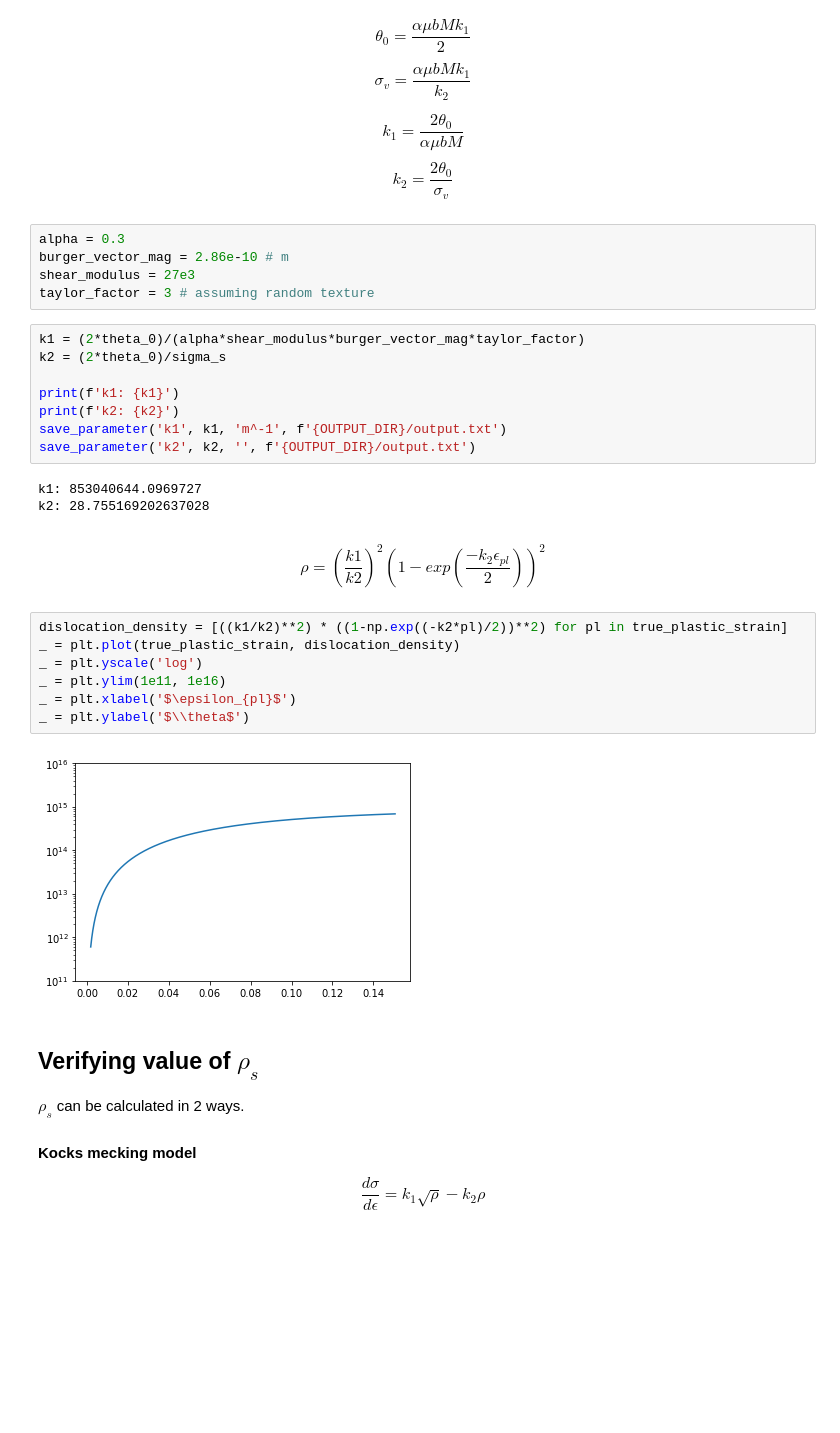
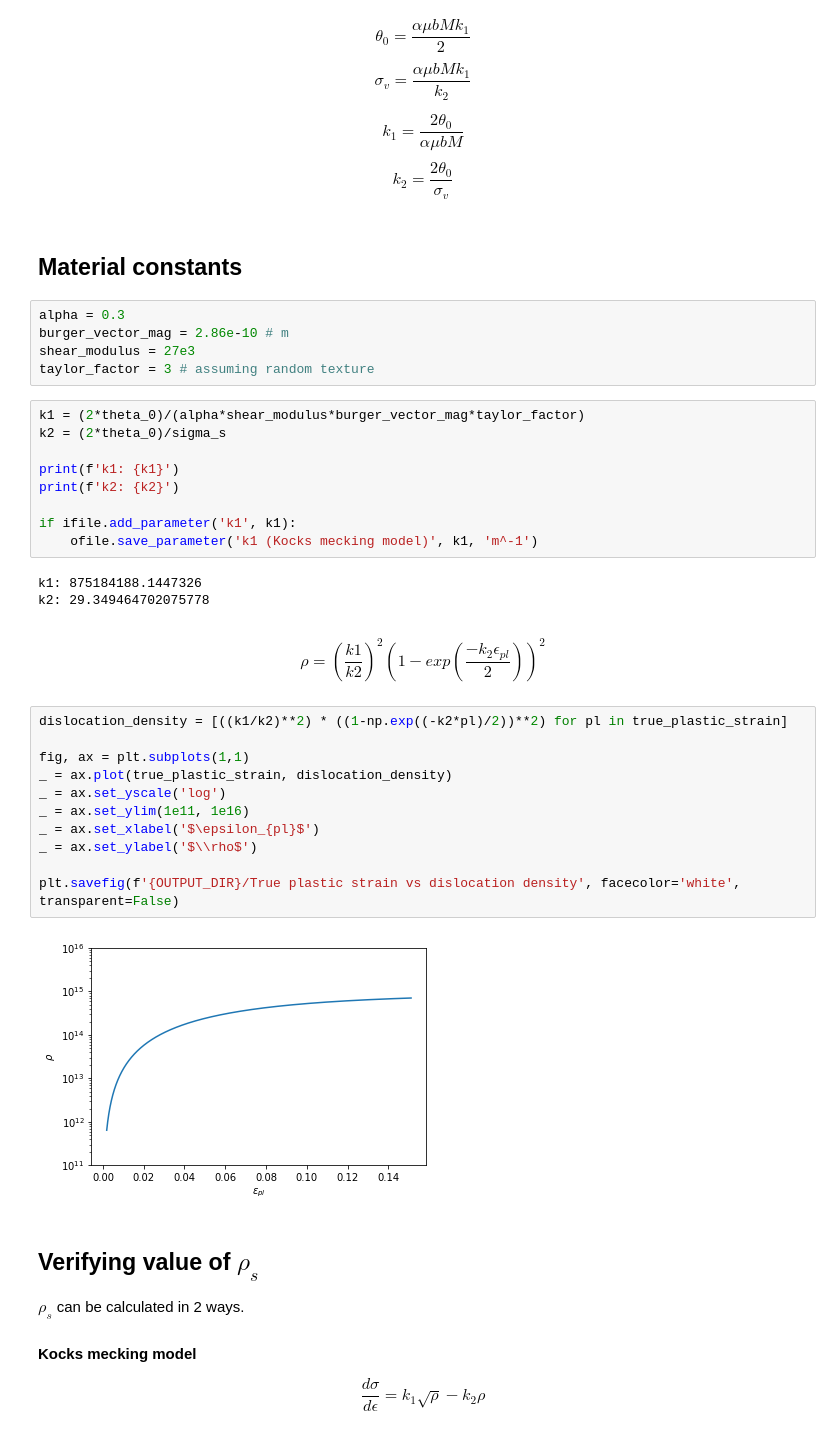
Before and after one commit to algomaster99/meta-btp, a Jupyter notebook: work_hardening_analysis.ipynb, the cells around one changed output. Saved outputs shown, nothing was run; the diff lists cells and outputs as text; blank space fills up the shorter version.

```diff
--- a/work_hardening_analysis.ipynb
+++ b/work_hardening_analysis.ipynb
@@ -120,6 +159,8 @@ $$ \sigma_{v} = \frac{\alpha\mu bMk_{1}}{k_{2}} $$
 
 $$ k_{1} = \frac{2\theta_{0}}{\alpha\mu bM} $$
 $$ k_{2} = \frac{2\theta_{0}}{\sigma_{v}} $$
+# %% [markdown]
+## Material constants
 # %%
 alpha = 0.3
 burger_vector_mag = 2.86e-10 # m
@@ -131,22 +172,27 @@ k2 = (2*theta_0)/sigma_s
 
 print(f'k1: {k1}')
 print(f'k2: {k2}')
-save_parameter('k1', k1, 'm^-1', f'{OUTPUT_DIR}/output.txt')
-save_parameter('k2', k2, '', f'{OUTPUT_DIR}/output.txt')
+
+if ifile.add_parameter('k1', k1):
+    ofile.save_parameter('k1 (Kocks mecking model)', k1, 'm^-1')
 # %% [output]
-k1: 853040644.0969727
-k2: 28.755169202637028
+k1: 875184188.1447326
+k2: 29.349464702075778
 # %% [markdown]
 $$ \rho = \left(\frac{k1}{k2}\right)^2 \left(1-exp(\frac{-k_{2}\epsilon_{pl}}{2})\right)^2 $$
 # %%
 dislocation_density = [((k1/k2)**2) * ((1-np.exp((-k2*pl)/2))**2) for pl in true_plastic_strain]
-_ = plt.plot(true_plastic_strain, dislocation_density)
-_ = plt.yscale('log')
-_ = plt.ylim(1e11, 1e16)
-_ = plt.xlabel('$\epsilon_{pl}$')
-_ = plt.ylabel('$\\theta$')
+
+fig, ax = plt.subplots(1,1)
+_ = ax.plot(true_plastic_strain, dislocation_density)
+_ = ax.set_yscale('log')
+_ = ax.set_ylim(1e11, 1e16)
+_ = ax.set_xlabel('$\epsilon_{pl}$')
+_ = ax.set_ylabel('$\\rho$')
+
+plt.savefig(f'{OUTPUT_DIR}/True plastic strain vs dislocation density', facecolor='white', transparent=False)
 # %% [output]
-[figure, old version]
+[figure, new version]
 # %% [markdown]
 ## Verifying value of $ \rho_{s} $
 
```
Also changed, not shown: parts of 5 cells of this notebook, 2 other files.
